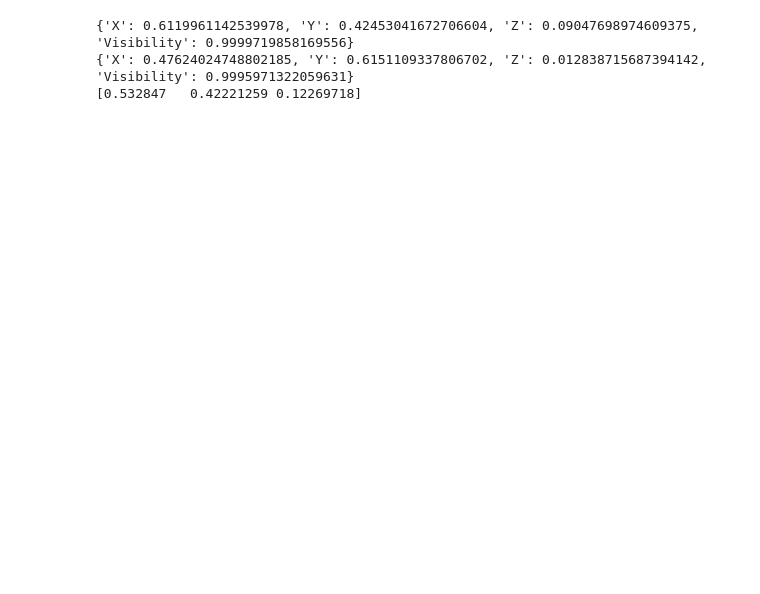
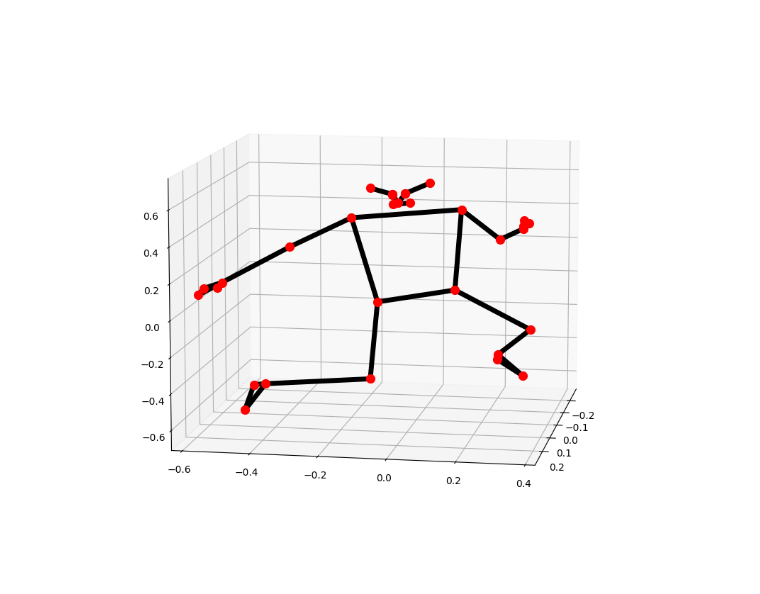
Before and after one commit to Krevs321/MotionCapture, a Jupyter notebook: test.ipynb, the cells around one changed output. Saved outputs shown, nothing was run; the diff lists cells and outputs as text; code cells hidden in the pictures; blank space fills up the shorter version.

```diff
--- a/test.ipynb
+++ b/test.ipynb
@@ -29,13 +29,16 @@ def detectPose(image_pose, pose, draw=False):
                                                                                thickness=2, circle_radius=2),
                                   connection_drawing_spec=mp_drawing.DrawingSpec(color=(49,125,237),
                                                                                thickness=2, circle_radius=2))
+        mp_drawing.plot_landmarks(resultant.pose_world_landmarks, mp_pose.POSE_CONNECTIONS)
 
     return original_image, resultant
 # %%
 # PREPARING IMAGE
-image = cv2.imread("test_slika.jpg")
+image = cv2.imread("test_slika2.jpg")
 slika, res = detectPose(image, pose, True)
 slika = cv2.cvtColor(slika, cv2.COLOR_BGR2RGB)
+# %% [output]
+[figure, added]
 # %%
 # PREPARING DATA - DICTIONARY WITH POINTS ON ALL AXIS
 
@@ -46,9 +49,6 @@ for data_point in res.pose_landmarks.landmark:
                     'Y': data_point.y,
                     'Z': data_point.z,
                     'Visibility': data_point.visibility})
-
-print(points[11])
-print(points[24])
 
 spineTopX1 = points[11]["X"]
 spineTopY1 = points[11]["Y"]
@@ -74,9 +74,3 @@ vec4 = np.array([spineBotX2, spineBotY2, spineBotZ2])
 
 spineTop = (vec1 + vec2) / 2
 spineBot = (vec3 + vec4) / 2
-
-print(spineTop)
-# %% [output]
-{'X': 0.6119961142539978, 'Y': 0.42453041672706604, 'Z': 0.09047698974609375, 'Visibility': 0.9999719858169556}
-{'X': 0.47624024748802185, 'Y': 0.6151109337806702, 'Z': 0.012838715687394142, 'Visibility': 0.9995971322059631}
-[0.532847   0.42221259 0.12269718]
```
Also changed, not shown: parts of 5 cells of this notebook, 6 other files.
